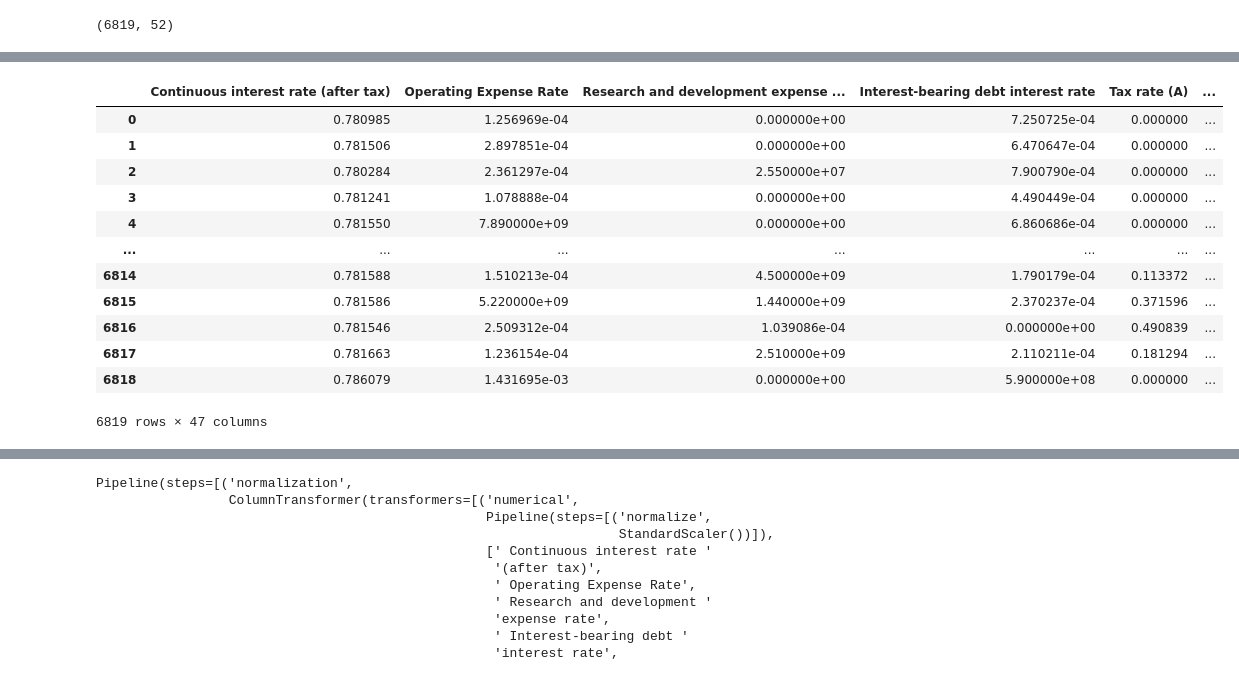
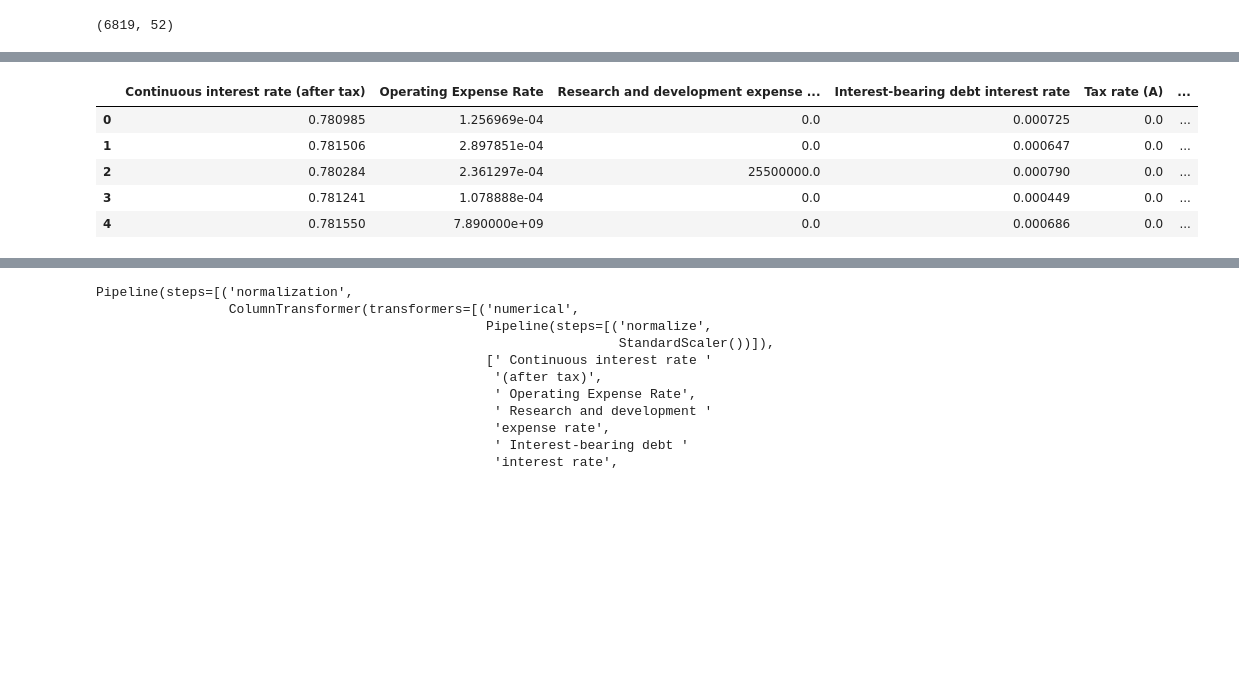
Before and after one commit to Rajibsigdel12345/Bankruptcy-pred, a Jupyter notebook: model.ipynb, the cells around one changed output, grey strips where cells are left out. Cells and saved outputs as stored; diff of their text form; code cells hidden in the pictures; blank space fills up the shorter version.

```diff
--- a/model.ipynb
+++ b/model.ipynb
@@ -75,6 +65,0 @@ normalized_df
-# %%
-coverage = []
-for i in range(1,normalized_df.shape[1],5):
-  ica= FastICA(n_components=i)
-  s=ica.fit_transform(normalized_df)
-  coverage.append([i,np.var(s)])
@@ -109,9 +86,3 @@ reduced_df= pca.fit_transform(normalized_df)
 reduced_df.shape
 # %% [output]
 (6819, 52)
-# %%
-coverage = []
-for i in range(1,reduced_df.shape[1]):
-  ica= FastICA(n_components=i)
-  s=ica.fit_transform(reduced_df)
-  coverage.append([i,np.var(s)])
@@ -274,10 +125,10 @@ df
 # %%
-df = df[: : 2]
+df1 = df[: : 2]
 # %%
 
-pair1 = df.iloc[: ,0]
-pair2 = df.iloc[:,1]
-df
+pair1 = df1.iloc[: ,0]
+pair2 = df1.iloc[:,1]
+df1.head()
 # %% [output]
 |  | 0 | 1 | 2 |
 | 0 | Debt ratio % | Net worth/Assets | 1.000000 |
@@ -332,22 +143,15 @@ j
 # %%
 from statsmodels.stats.outliers_influence import variance_inflation_factor
 check = data[numerical_columns]
 check = check.drop(columns = redundant)
-check
+check.head()
 # %% [output]
 |  | Continuous interest rate (after tax) | Operating Expense Rate | Research and development expense ... | Interest-bearing debt interest rate | Tax rate (A) | ... |
-| 0 | 0.780985 | 1.256969e-04 | 0.000000e+00 | 7.250725e-04 | 0.000000 | ... |
-| 1 | 0.781506 | 2.897851e-04 | 0.000000e+00 | 6.470647e-04 | 0.000000 | ... |
-| 2 | 0.780284 | 2.361297e-04 | 2.550000e+07 | 7.900790e-04 | 0.000000 | ... |
-| 3 | 0.781241 | 1.078888e-04 | 0.000000e+00 | 4.490449e-04 | 0.000000 | ... |
-| 4 | 0.781550 | 7.890000e+09 | 0.000000e+00 | 6.860686e-04 | 0.000000 | ... |
-| ... | ... | ... | ... | ... | ... | ... |
-| 6814 | 0.781588 | 1.510213e-04 | 4.500000e+09 | 1.790179e-04 | 0.113372 | ... |
-| 6815 | 0.781586 | 5.220000e+09 | 1.440000e+09 | 2.370237e-04 | 0.371596 | ... |
-| 6816 | 0.781546 | 2.509312e-04 | 1.039086e-04 | 0.000000e+00 | 0.490839 | ... |
-| 6817 | 0.781663 | 1.236154e-04 | 2.510000e+09 | 2.110211e-04 | 0.181294 | ... |
-| 6818 | 0.786079 | 1.431695e-03 | 0.000000e+00 | 5.900000e+08 | 0.000000 | ... |
+| 0 | 0.780985 | 1.256969e-04 | 0.0 | 0.000725 | 0.0 | ... |
+| 1 | 0.781506 | 2.897851e-04 | 0.0 | 0.000647 | 0.0 | ... |
+| 2 | 0.780284 | 2.361297e-04 | 25500000.0 | 0.000790 | 0.0 | ... |
+| 3 | 0.781241 | 1.078888e-04 | 0.0 | 0.000449 | 0.0 | ... |
+| 4 | 0.781550 | 7.890000e+09 | 0.0 | 0.000686 | 0.0 | ... |
-6819 rows × 47 columns
 # %%
 def calc_vif(X):
   vif = pd.DataFrame()
```
Also changed, not shown: parts of 30 cells of this notebook.
